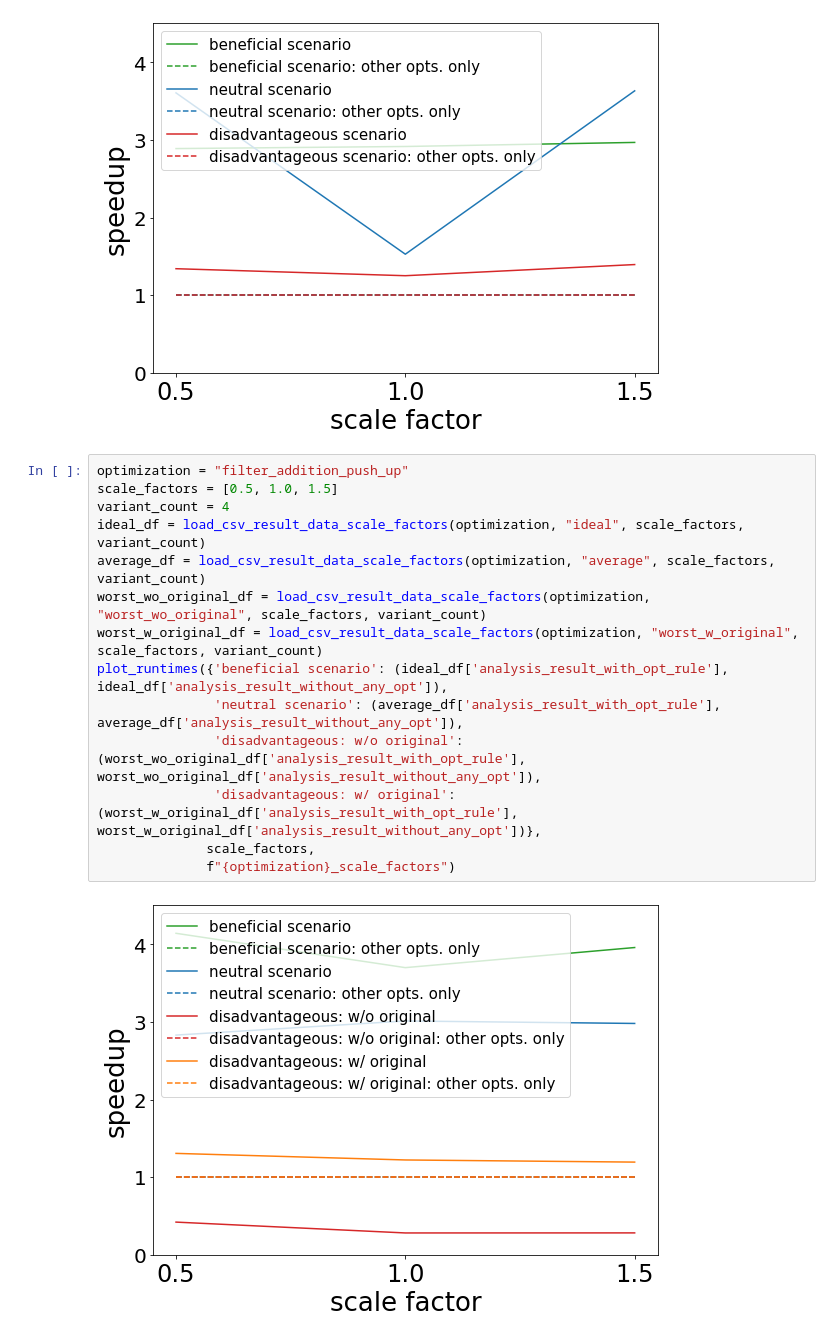
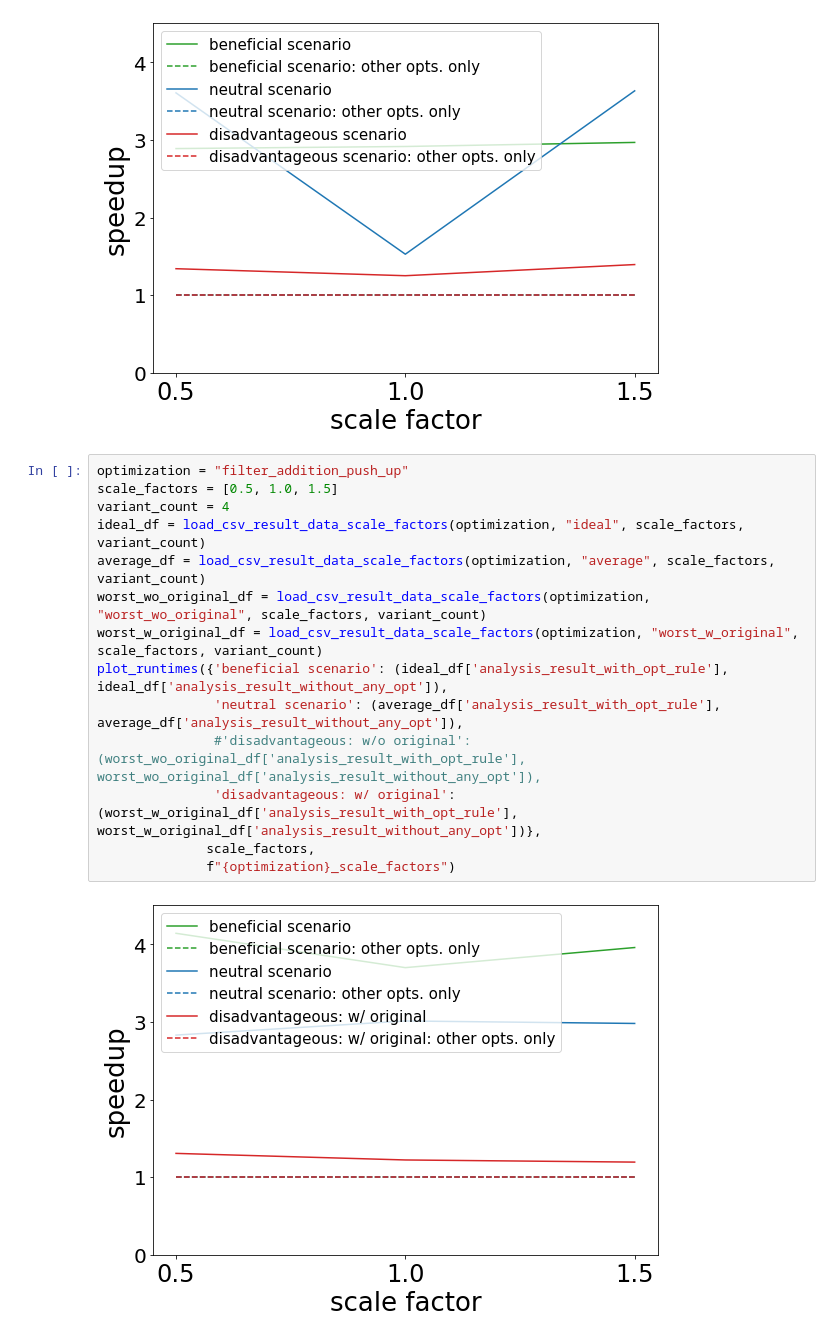
Before and after one commit to stefan-grafberger/mlwhatif, a Jupyter notebook: experiments/plot-benchmark-results--optimizations.ipynb, the cells around one changed output. Drawn from its saved outputs; the diff is of its cells as text.

```diff
--- a/experiments/plot-benchmark-results--optimizations.ipynb
+++ b/experiments/plot-benchmark-results--optimizations.ipynb
@@ -246,19 +246,19 @@ plot_runtimes({'beneficial scenario': (ideal_df['analysis_result_with_reuse_opt_
 # %%
 optimization = "filter_addition_push_up"
 scale_factors = [0.5, 1.0, 1.5]
 variant_count = 4
 ideal_df = load_csv_result_data_scale_factors(optimization, "ideal", scale_factors, variant_count)
 average_df = load_csv_result_data_scale_factors(optimization, "average", scale_factors, variant_count)
 worst_wo_original_df = load_csv_result_data_scale_factors(optimization, "worst_wo_original", scale_factors, variant_count)
 worst_w_original_df = load_csv_result_data_scale_factors(optimization, "worst_w_original", scale_factors, variant_count)
 plot_runtimes({'beneficial scenario': (ideal_df['analysis_result_with_opt_rule'], ideal_df['analysis_result_without_any_opt']),
                'neutral scenario': (average_df['analysis_result_with_opt_rule'], average_df['analysis_result_without_any_opt']),
-               'disadvantageous: w/o original': (worst_wo_original_df['analysis_result_with_opt_rule'], worst_wo_original_df['analysis_result_without_any_opt']),
+               #'disadvantageous: w/o original': (worst_wo_original_df['analysis_result_with_opt_rule'], worst_wo_original_df['analysis_result_without_any_opt']),
                'disadvantageous: w/ original': (worst_w_original_df['analysis_result_with_opt_rule'], worst_w_original_df['analysis_result_without_any_opt'])},
               scale_factors,
               f"{optimization}_scale_factors")
 # %% [output]
-[figure, old version]
+[figure, new version]
 # %%
 optimization = "operator_deletion_filter_push_up"
 scale_factors = [0.5, 1.0, 1.5]
```
Also changed, not shown: parts of 4 cells of this notebook, 18 other files.
